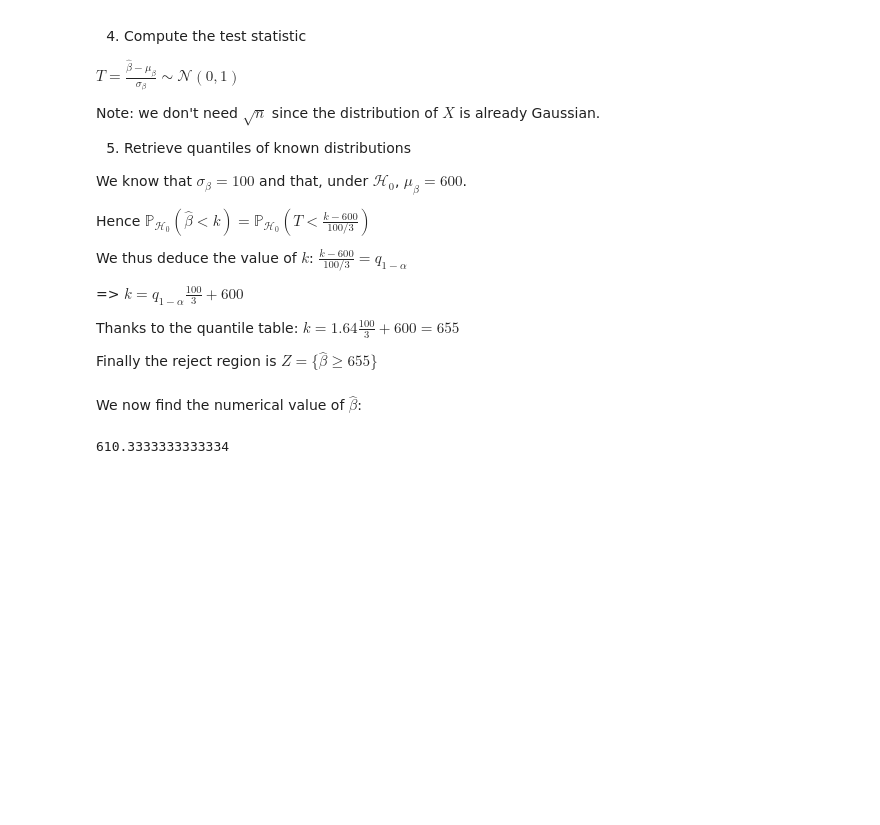
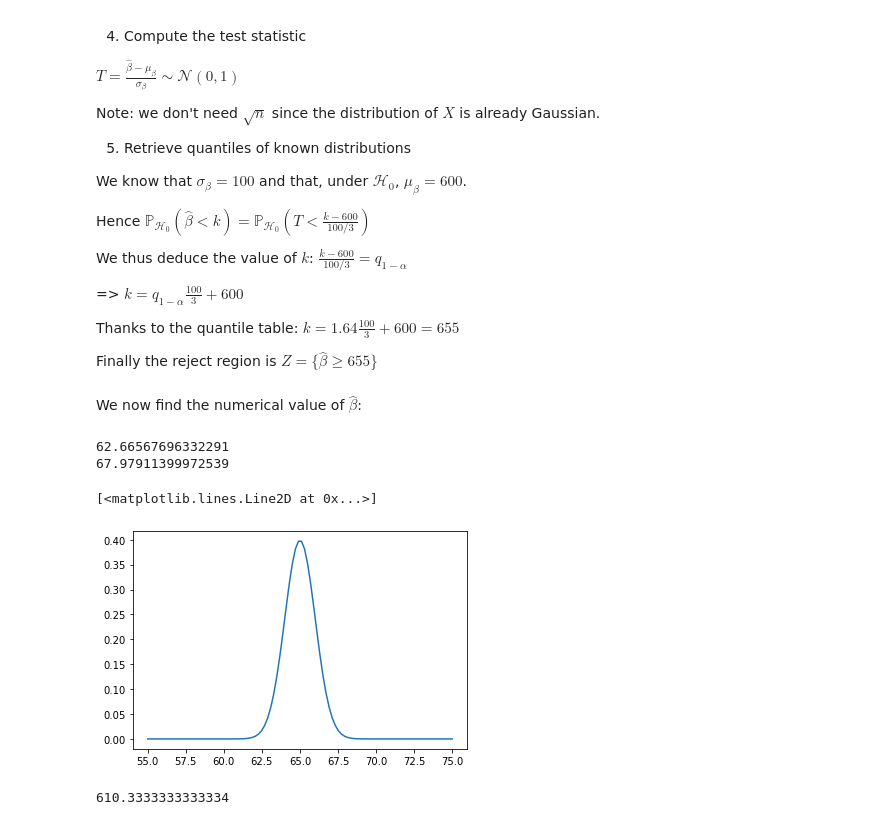
Before and after one commit to savoga/python_exos, a Jupyter notebook: statistical_testing.ipynb, the cells around one changed output. Cells and saved outputs as stored; diff of their text form; code cells hidden in the pictures; blank space fills up the shorter version.

```diff
--- a/statistical_testing.ipynb
+++ b/statistical_testing.ipynb
@@ -88,6 +94,19 @@ Thanks to the quantile table: $k = 1.64 \frac{100}{3}+600 = 655$
 Finally the reject region is $Z = \{\hat \beta \ge 655\}$
 # %% [markdown]
 We now find the numerical value of $\hat \beta$:
+# %%
+print(np.min(np.random.normal(65,1,100)))
+print(np.max(np.random.normal(65,1,100)))
+# %% [output]
+62.66567696332291
+67.97911399972539
+# %%
+x = np.linspace(55,75,100)
+y = scs.norm(65,1).pdf(x)
+plt.plot(x,y)
+# %% [output]
+[<matplotlib.lines.Line2D at 0x...>]
+[figure, added]
 # %%
 np.mean(df_report['mm'])
 # %% [output]
```
Also changed, not shown: parts of 63 cells of this notebook, 1 other file.
